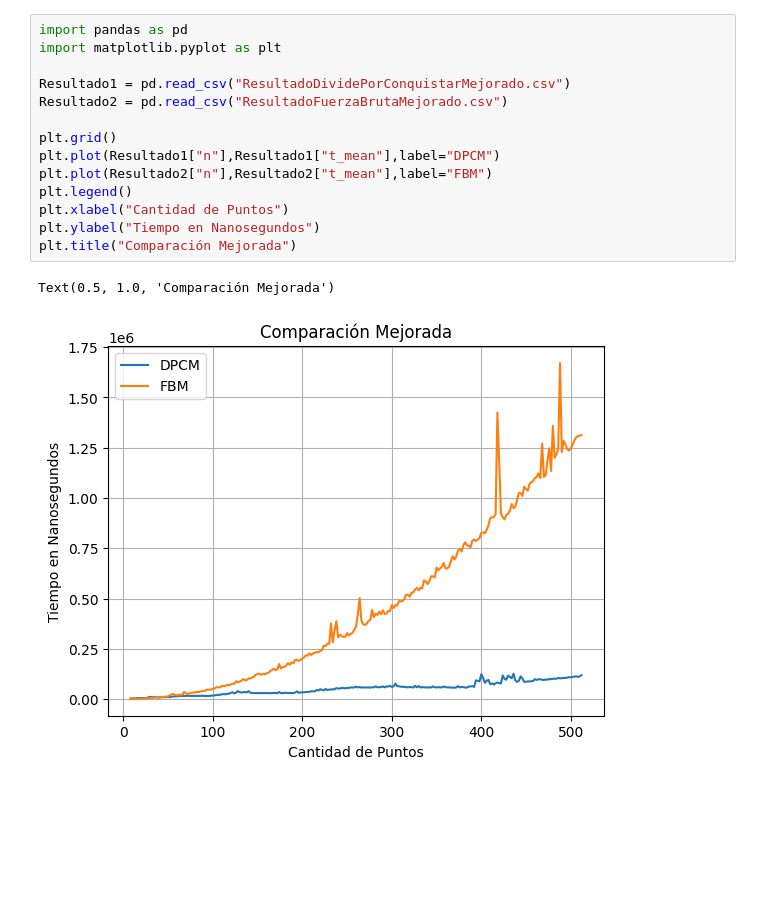
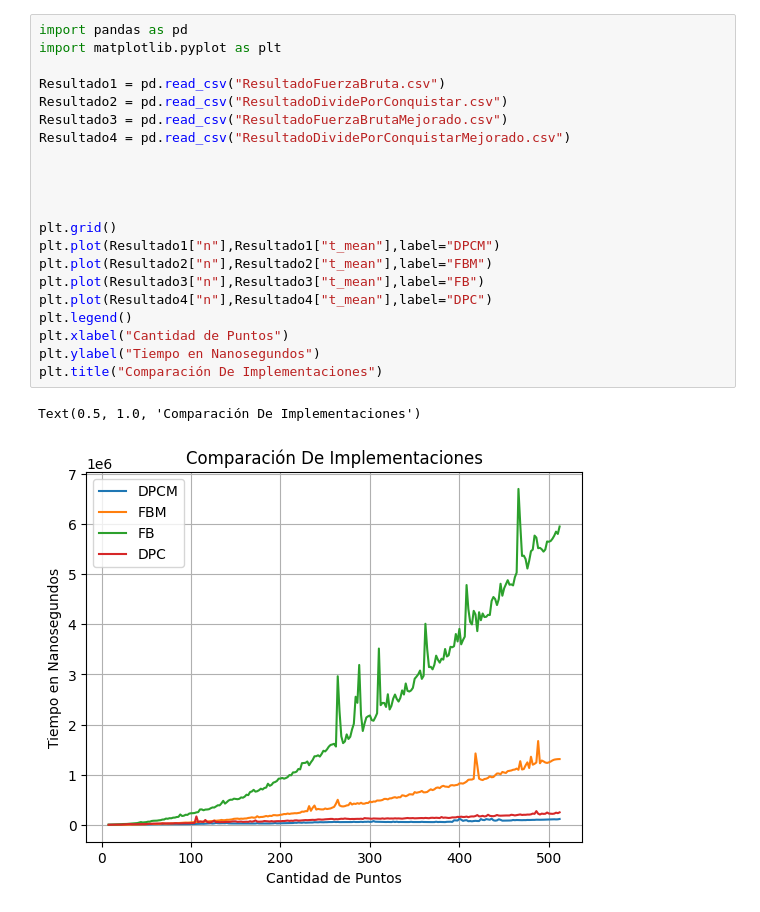
Before and after one commit to LordFedie/TareaAnalisisAlgoritmos, a Jupyter notebook: algo.ipynb, the cells around one changed output. Saved outputs shown, nothing was run; the diff lists cells and outputs as text; blank space fills up the shorter version.

```diff
--- a/algo.ipynb
+++ b/algo.ipynb
@@ -1,17 +1,24 @@
 # %%
 import pandas as pd
 import matplotlib.pyplot as plt
 
-Resultado1 = pd.read_csv("ResultadoDividePorConquistarMejorado.csv")
-Resultado2 = pd.read_csv("ResultadoFuerzaBrutaMejorado.csv")
+Resultado1 = pd.read_csv("ResultadoFuerzaBruta.csv")
+Resultado2 = pd.read_csv("ResultadoDividePorConquistar.csv")
+Resultado3 = pd.read_csv("ResultadoFuerzaBrutaMejorado.csv")
+Resultado4 = pd.read_csv("ResultadoDividePorConquistarMejorado.csv")
+
+
+
 
 plt.grid()
 plt.plot(Resultado1["n"],Resultado1["t_mean"],label="DPCM")
 plt.plot(Resultado2["n"],Resultado2["t_mean"],label="FBM")
+plt.plot(Resultado3["n"],Resultado3["t_mean"],label="FB")
+plt.plot(Resultado4["n"],Resultado4["t_mean"],label="DPC")
 plt.legend()
 plt.xlabel("Cantidad de Puntos")
 plt.ylabel("Tiempo en Nanosegundos")
-plt.title("Comparación Mejorada")
+plt.title("Comparación De Implementaciones")
 # %% [output]
-Text(0.5, 1.0, 'Comparación Mejorada')
+Text(0.5, 1.0, 'Comparación De Implementaciones')
-[figure, old version]
+[figure, new version]
```
Also changed, not shown: 3 other files.
